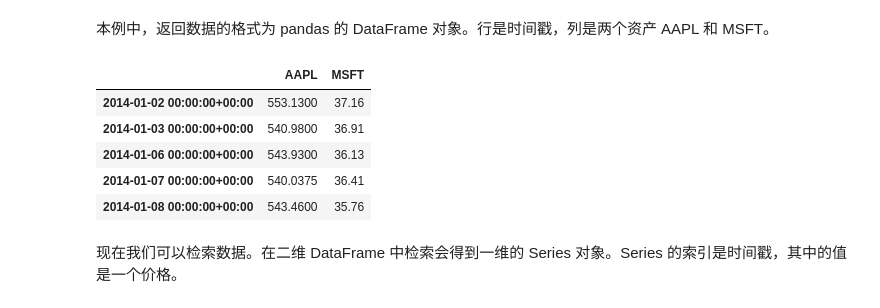
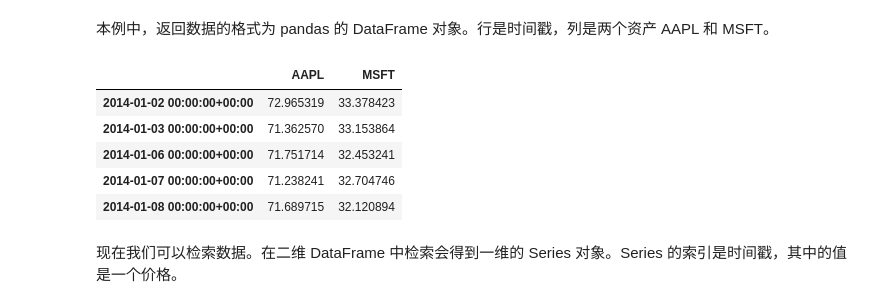
Before and after one commit to hanai/nb_quantopian, a Jupyter notebook: 05_Plotting_Data.ipynb, the cells around one changed output. Cells and saved outputs as stored; diff of their text form; code cells hidden in the pictures.

Commit message:
:construction: AAPL prices data use 'adjClose'

```diff
--- a/05_Plotting_Data.ipynb
+++ b/05_Plotting_Data.ipynb
@@ -40,20 +40,20 @@ def get_df_from_tiingo(symbol, start, end):
 # %%
 start = '2014-01-01'
 end = '2015-01-01'
 symbols = ['AAPL', 'MSFT']
 
 data = pd.concat(
     [
-        get_df_from_tiingo(symbol, start, end).loc[:, 'close'] for symbol in symbols
+        get_df_from_tiingo(symbol, start, end).loc[:, 'adjClose'] for symbol in symbols
     ],
     axis=1,
     keys=symbols
 )
 data.head()
 # %% [output]
 |  | AAPL | MSFT |
-| 2014-01-02 00:00:00+00:00 | 553.1300 | 37.16 |
-| 2014-01-03 00:00:00+00:00 | 540.9800 | 36.91 |
-| 2014-01-06 00:00:00+00:00 | 543.9300 | 36.13 |
-| 2014-01-07 00:00:00+00:00 | 540.0375 | 36.41 |
-| 2014-01-08 00:00:00+00:00 | 543.4600 | 35.76 |
+| 2014-01-02 00:00:00+00:00 | 72.965319 | 33.378423 |
+| 2014-01-03 00:00:00+00:00 | 71.362570 | 33.153864 |
+| 2014-01-06 00:00:00+00:00 | 71.751714 | 32.453241 |
+| 2014-01-07 00:00:00+00:00 | 71.238241 | 32.704746 |
+| 2014-01-08 00:00:00+00:00 | 71.689715 | 32.120894 |
```
Also changed, not shown: parts of 2 cells of this notebook.
